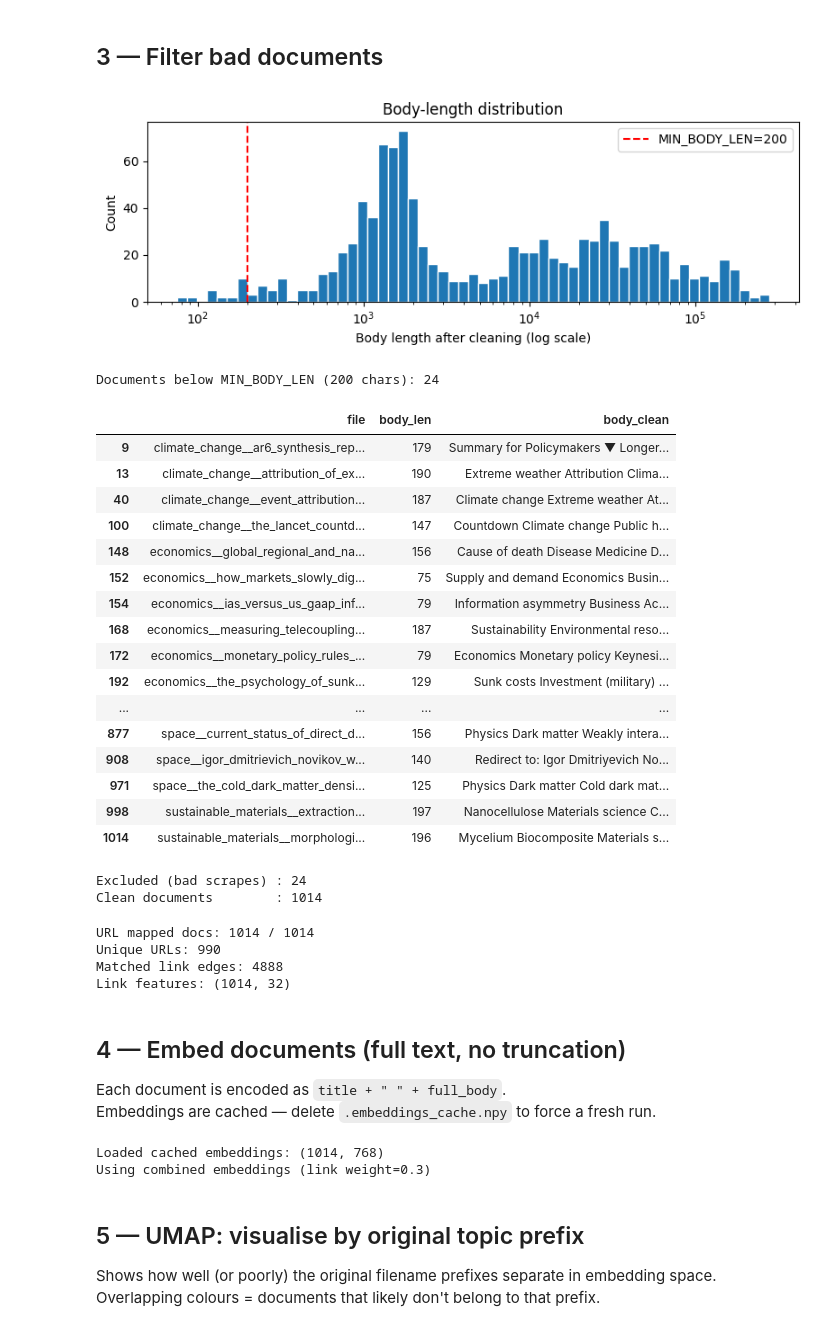
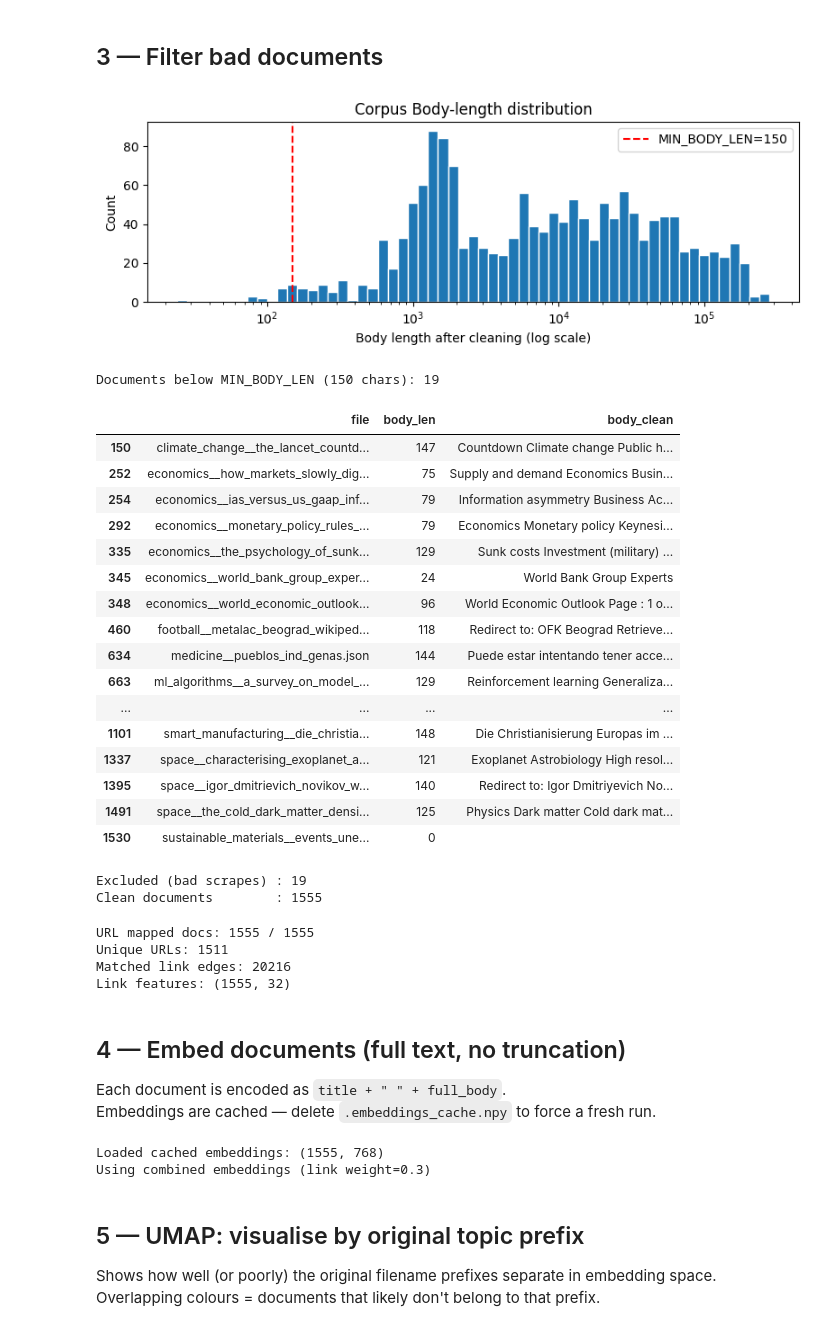
Before and after one commit to Sommer-Lukas/ColonySearch, a Jupyter notebook: data/data_preperation.ipynb, the cells around one changed output. Drawn from its saved outputs; the diff is of its cells as text; code cells hidden in the pictures.

```diff
--- a/data/data_preperation.ipynb
+++ b/data/data_preperation.ipynb
@@ -30,7 +30,7 @@ OUTPUT_TOML     = Path("corpus_nodes_clustered.toml")
 OUTPUT_MANIFEST = Path("cluster_assignments.json")
 
 # ── Quality filter ─────────────────────────────────────────────────────────
-MIN_BODY_LEN = 200  # characters after cleaning; shorter = likely bad scrape
+MIN_BODY_LEN = 150  # characters after cleaning; shorter = likely bad scrape
 # Upper bound for histogram only; set to None for no cap.
 BODY_LEN_MAX = None
 
@@ -208,53 +208,53 @@ body_len = df["body_len"]
 if BODY_LEN_MAX is not None:
     body_len = body_len.clip(upper=BODY_LEN_MAX)
 
 if HIST_XSCALE == "log":
     plot_len = body_len[body_len > 0]
     if len(plot_len) == 0:
         raise ValueError("HIST_XSCALE='log' requires positive body_len values")
     bins = np.logspace(np.log10(plot_len.min()), np.log10(plot_len.max()), HIST_BINS)
     ax.hist(plot_len, bins=bins, edgecolor="white")
     ax.set_xscale("log")
 else:
     ax.hist(body_len, bins=HIST_BINS, edgecolor="white")
 
 ax.axvline(MIN_BODY_LEN, color="red", linestyle="--",
            label=f"MIN_BODY_LEN={MIN_BODY_LEN}")
 if BODY_LEN_MAX is not None:
     ax.axvline(BODY_LEN_MAX, color="gray", linestyle=":",
                label=f"BODY_LEN_MAX={BODY_LEN_MAX}")
 xlabel = "Body length after cleaning"
 if HIST_XSCALE == "log":
     xlabel += " (log scale)"
 ax.set_xlabel(xlabel)
 ax.set_ylabel("Count")
-ax.set_title("Body-length distribution")
+ax.set_title("Corpus Body-length distribution")
 ax.legend()
 plt.tight_layout(); plt.show()
 
 bad = df[df["body_len"] < MIN_BODY_LEN]
 print(f"\nDocuments below MIN_BODY_LEN ({MIN_BODY_LEN} chars): {len(bad)}")
 bad[["file", "body_len", "body_clean"]]
 # %% [output]
-[figure, old version]
+[figure, new version]
-Documents below MIN_BODY_LEN (200 chars): 24
+Documents below MIN_BODY_LEN (150 chars): 19
 |  | file | body_len | body_clean |
-| 9 | climate_change__ar6_synthesis_rep... | 179 | Summary for Policymakers ▼ Longer... |
-| 13 | climate_change__attribution_of_ex... | 190 | Extreme weather Attribution Clima... |
-| 40 | climate_change__event_attribution... | 187 | Climate change Extreme weather At... |
-| 100 | climate_change__the_lancet_countd... | 147 | Countdown Climate change Public h... |
-| 148 | economics__global_regional_and_na... | 156 | Cause of death Disease Medicine D... |
-| 152 | economics__how_markets_slowly_dig... | 75 | Supply and demand Economics Busin... |
-| 154 | economics__ias_versus_us_gaap_inf... | 79 | Information asymmetry Business Ac... |
-| 168 | economics__measuring_telecoupling... | 187 | Sustainability Environmental reso... |
-| 172 | economics__monetary_policy_rules_... | 79 | Economics Monetary policy Keynesi... |
-| 192 | economics__the_psychology_of_sunk... | 129 | Sunk costs Investment (military) ... |
+| 150 | climate_change__the_lancet_countd... | 147 | Countdown Climate change Public h... |
+| 252 | economics__how_markets_slowly_dig... | 75 | Supply and demand Economics Busin... |
+| 254 | economics__ias_versus_us_gaap_inf... | 79 | Information asymmetry Business Ac... |
+| 292 | economics__monetary_policy_rules_... | 79 | Economics Monetary policy Keynesi... |
+| 335 | economics__the_psychology_of_sunk... | 129 | Sunk costs Investment (military) ... |
+| 345 | economics__world_bank_group_exper... | 24 | World Bank Group Experts |
+| 348 | economics__world_economic_outlook... | 96 | World Economic Outlook Page : 1 o... |
+| 460 | football__metalac_beograd_wikiped... | 118 | Redirect to: OFK Beograd Retrieve... |
+| 634 | medicine__pueblos_ind_genas.json | 144 | Puede estar intentando tener acce... |
+| 663 | ml_algorithms__a_survey_on_model_... | 129 | Reinforcement learning Generaliza... |
 | ... | ... | ... | ... |
-| 877 | space__current_status_of_direct_d... | 156 | Physics Dark matter Weakly intera... |
-| 908 | space__igor_dmitrievich_novikov_w... | 140 | Redirect to: Igor Dmitriyevich No... |
-| 971 | space__the_cold_dark_matter_densi... | 125 | Physics Dark matter Cold dark mat... |
-| 998 | sustainable_materials__extraction... | 197 | Nanocellulose Materials science C... |
-| 1014 | sustainable_materials__morphologi... | 196 | Mycelium Biocomposite Materials s... |
+| 1101 | smart_manufacturing__die_christia... | 148 | Die Christianisierung Europas im ... |
+| 1337 | space__characterising_exoplanet_a... | 121 | Exoplanet Astrobiology High resol... |
+| 1395 | space__igor_dmitrievich_novikov_w... | 140 | Redirect to: Igor Dmitriyevich No... |
+| 1491 | space__the_cold_dark_matter_densi... | 125 | Physics Dark matter Cold dark mat... |
+| 1530 | sustainable_materials__events_une... | 0 |  |
 # %%
 # Add filenames here to force-keep a document despite being below MIN_BODY_LEN.
 FORCE_KEEP: set[str] = set()
@@ -268,8 +268,8 @@ excluded = df[~df["file"].isin(clean["file"])]
 print(f"Excluded (bad scrapes) : {len(excluded)}")
 print(f"Clean documents        : {len(clean)}")
 # %% [output]
-Excluded (bad scrapes) : 24
-Clean documents        : 1014
+Excluded (bad scrapes) : 19
+Clean documents        : 1555
 # %%
 import re
 from urllib.parse import urlparse, urlunparse
@@ -337,10 +337,10 @@ if LINK_BIAS_WEIGHT > 0 and link_edges:
 else:
     print("Link bias disabled or no link matches found.")
 # %% [output]
-URL mapped docs: 1014 / 1014
-Unique URLs: 990
-Matched link edges: 4888
-Link features: (1014, 32)
+URL mapped docs: 1555 / 1555
+Unique URLs: 1511
+Matched link edges: 20216
+Link features: (1555, 32)
 # %% [markdown]
 ## 4 — Embed documents (full text, no truncation)
 
@@ -382,7 +382,7 @@ else:
     X = embeddings
     print("Using text embeddings only")
 # %% [output]
-Loaded cached embeddings: (1014, 768)
+Loaded cached embeddings: (1555, 768)
 Using combined embeddings (link weight=0.3)
 # %% [markdown]
 ## 5 — UMAP: visualise by original topic prefix
```
Also changed, not shown: parts of 4 cells of this notebook, 17 other files.
